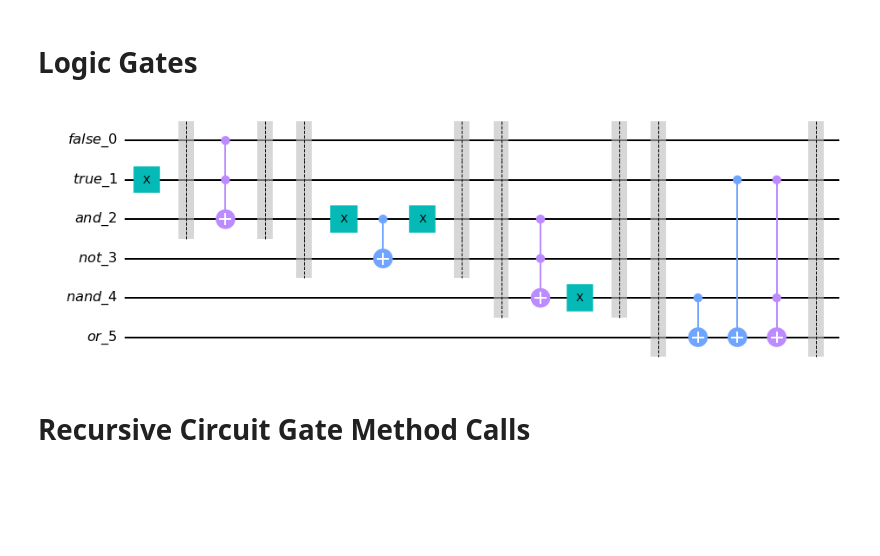
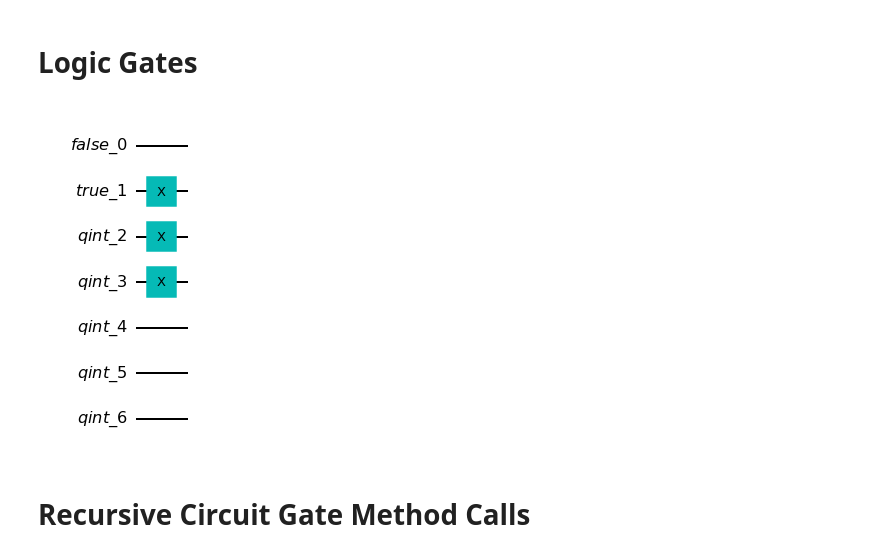
Before and after one commit to ABenoit0226/quantum-place-route, a Jupyter notebook: adder_logic_script.ipynb, the cells around one changed output. Drawn from its saved outputs; the diff is of its cells as text; code cells hidden in the pictures; blank space fills up the shorter version.

Commit message:
got the qinteger function working

```diff
--- a/adder_logic_script.ipynb
+++ b/adder_logic_script.ipynb
@@ -99,9 +99,24 @@ class QC:
     def draw(self, output='mpl'):
         return self.qc.draw(output=output)
 
+class Qinteger:
+    def __init__(self, qc, width, val = 0):
+        self.qc = qc
+        self.width = width
+        self.val = val
+        self.bitVal = []
+        a = 1
+        for i in range(width):
+            t = qc.addReg("qint")
+            if val & a:
+                qc.qc.x(t)
+            a = a<<1
+            self.bitVal.append(t)
+
 # class Adder(QC):
-#     def __init__(self):
+#     def __init__(self, width):
 #         super().__init__()
+#         self.width = width
 
 #     def adder_func(self, bit0, bit1,  cIn = QuantumRegister(1, self.get_name(self))):
 
@@ -119,9 +134,11 @@ class QC:
 #         return sum, cOut
 # %%
 qc = QC()
-r = qc.qand(qc.trueBit,qc.falseBit)
-qc.qxor(qc.qor(qc.qnand(qc.qnot(r),r),qc.trueBit),r)
+qi = Qinteger(qc, 5, 6)
+# r = qc.qand(qc.trueBit,qc.falseBit)
+# qc.qxor(qc.qor(qc.qnand(qc.qnot(r),r),qc.trueBit),r)
 qc.draw()
+
 
 
 
@@ -145,34 +162,34 @@ qc.draw()
 #     return output
 
 # def not_qbit(qc, bit, output = QuantumRegister(1)):
 #     qc.add_register(output)
 #     qc.barrier()
 #     qc.x(bit)
 #     qc.cx(bit, output)
 #     qc.x(bit)
 #     qc.barrier()
 #     return output
 
 # def nand_qbit(qc, bit1, bit2, output = QuantumRegister(1)):
 #     qc.add_register(output)
 #     qc.barrier()
 #     qc.ccx(bit1, bit2, output)
 #     qc.x(output)
 #     qc.barrier()
 #     return output
 
 
 # not_qbit(qc1, q[0])
 # #-------------------------------------------
 # and_qbit(qc1, q[0], q[1])
 # #-------------------------------------------
 # or_qbit(qc1, q[1], q[2])
 # #-------------------------------------------
 # nand_qbit(qc1, q[0], q[2])
 # #-------------------------------------------
 # display(qc1.draw('mpl'))
 # %% [output]
-[figure, old version]
+[figure, new version]
 # %% [markdown]
 # Recursive Circuit Gate Method Calls
 # %% [markdown]
```
